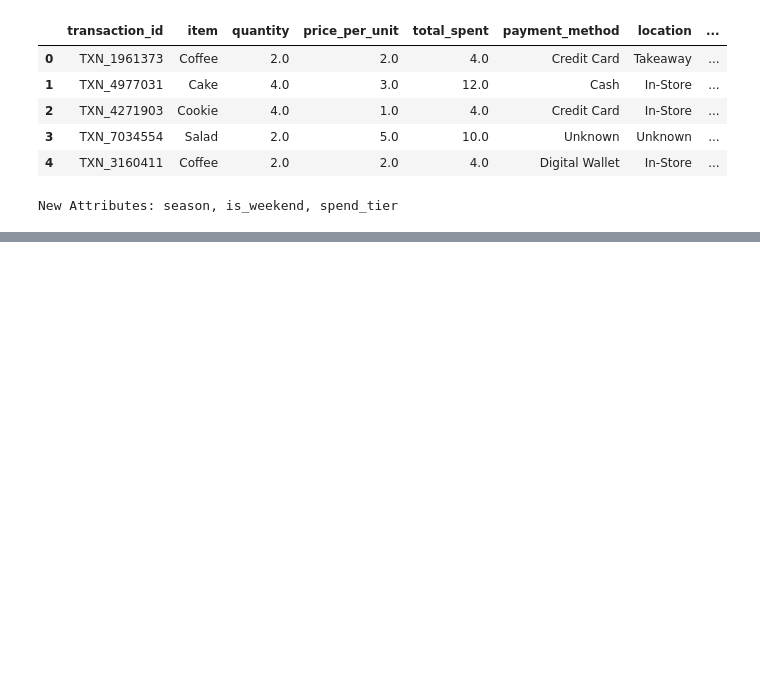
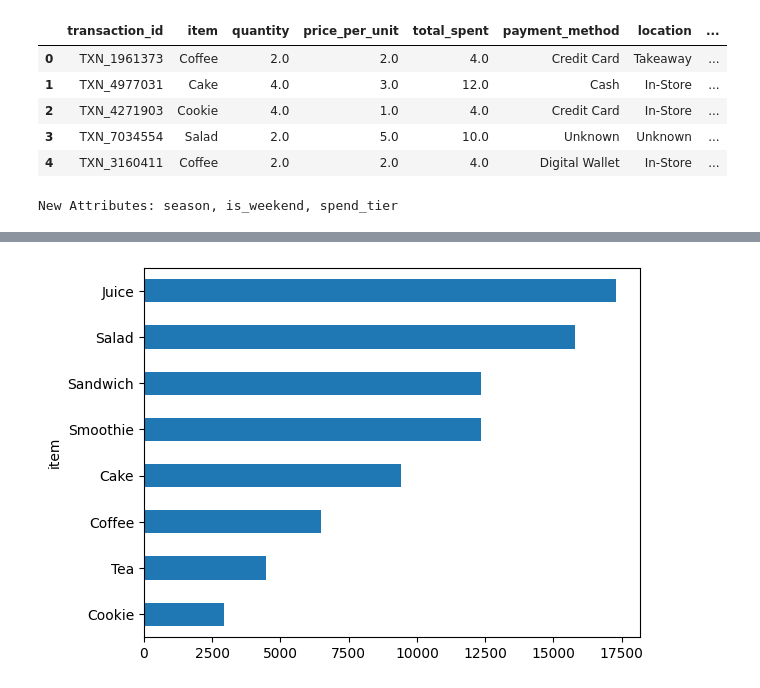
Before and after one commit to NatalieAleksandrova2026/Analysis_Cafe_Sales, a Jupyter notebook: EDA_Cafe_Sales.ipynb, the cells around one changed output, grey strips where cells are left out. Saved outputs shown, nothing was run; the diff lists cells and outputs as text; code cells hidden in the pictures; blank space fills up the shorter version.

```diff
--- a/EDA_Cafe_Sales.ipynb
+++ b/EDA_Cafe_Sales.ipynb
@@ -604,0 +620,4 @@ New Attributes: season, is_weekend, spend_tier
+# %%
+df.groupby('item')['total_spent'].sum().sort_values().plot.barh();
+# %% [output]
+[figure, added]
```
Also changed, not shown: parts of 3 cells of this notebook.
